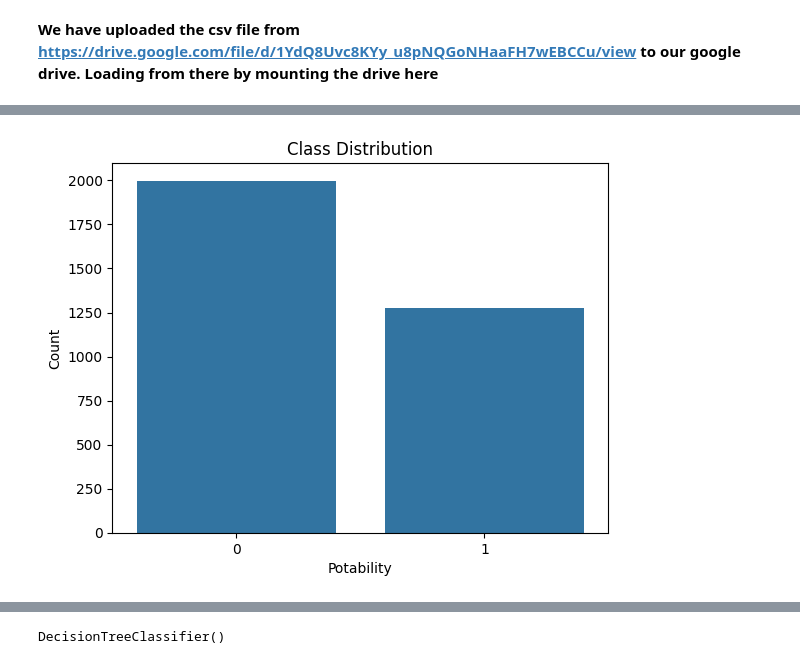
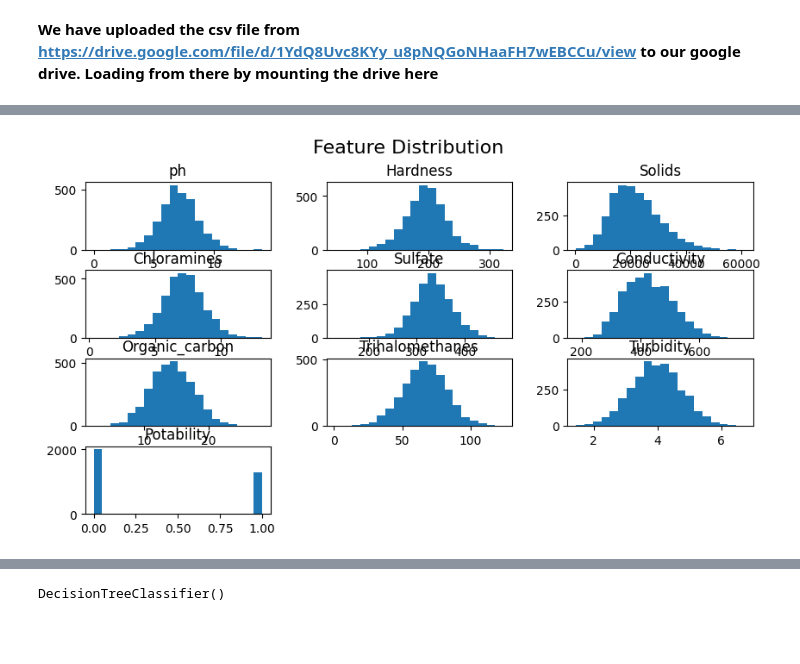
Before and after one commit to maverick98/Coursera, a Jupyter notebook: machine_learning_assignment_1.ipynb, the cells around one changed output, grey strips where cells are left out. Cells and saved outputs as stored; diff of their text form; code cells hidden in the pictures; blank space fills up the shorter version.

```diff
--- a/machine_learning_assignment_1.ipynb
+++ b/machine_learning_assignment_1.ipynb
@@ -34,6 +23,6 @@ from sklearn.linear_model import LogisticRegression
 from sklearn.tree import DecisionTreeClassifier
 from sklearn.metrics import accuracy_score, precision_score, recall_score, f1_score, roc_auc_score, confusion_matrix, classification_report
 # %%
-# b. Print 2 rows for sanity check
-df = pd.read_csv("/content/Assignment-1_Set-8_Dataset.csv")
-print(df.head(2))
+def read_data():
+    df = pd.read_csv("/content/Assignment-1_Set-8_Dataset.csv")
+    return df
@@ -47,0 +35,3 @@ print(df.head(2))
+# %%
+df = read_data()
+describe(df)
@@ -48,10 +56,18 @@ print(df.head(2))
+# %%
+def show_feature_distributions(df):
+    df.hist(bins=20, figsize=(10,5), grid=False)
+    plt.suptitle("Feature Distribution", fontsize=16)
+    plt.show()
+# %%
+show_feature_distributions(df)
+# %% [output]
+[figure, added]
 # %%
 
 # c. Class imbalance visualization
-sns.countplot(x='Potability', data=df)
-plt.title('Class Distribution')
-plt.xlabel('Potability')
-plt.ylabel('Count')
-plt.show()
+def plot_class_distribution(df):
+    sns.countplot(x='Potability', data=df)
+    plt.title('Class Distribution')
+    plt.xlabel('Potability')
+    plt.ylabel('Count')
+    plt.show()
-# %% [output]
-[figure, removed]
```
Also changed, not shown: parts of 23 cells of this notebook.
